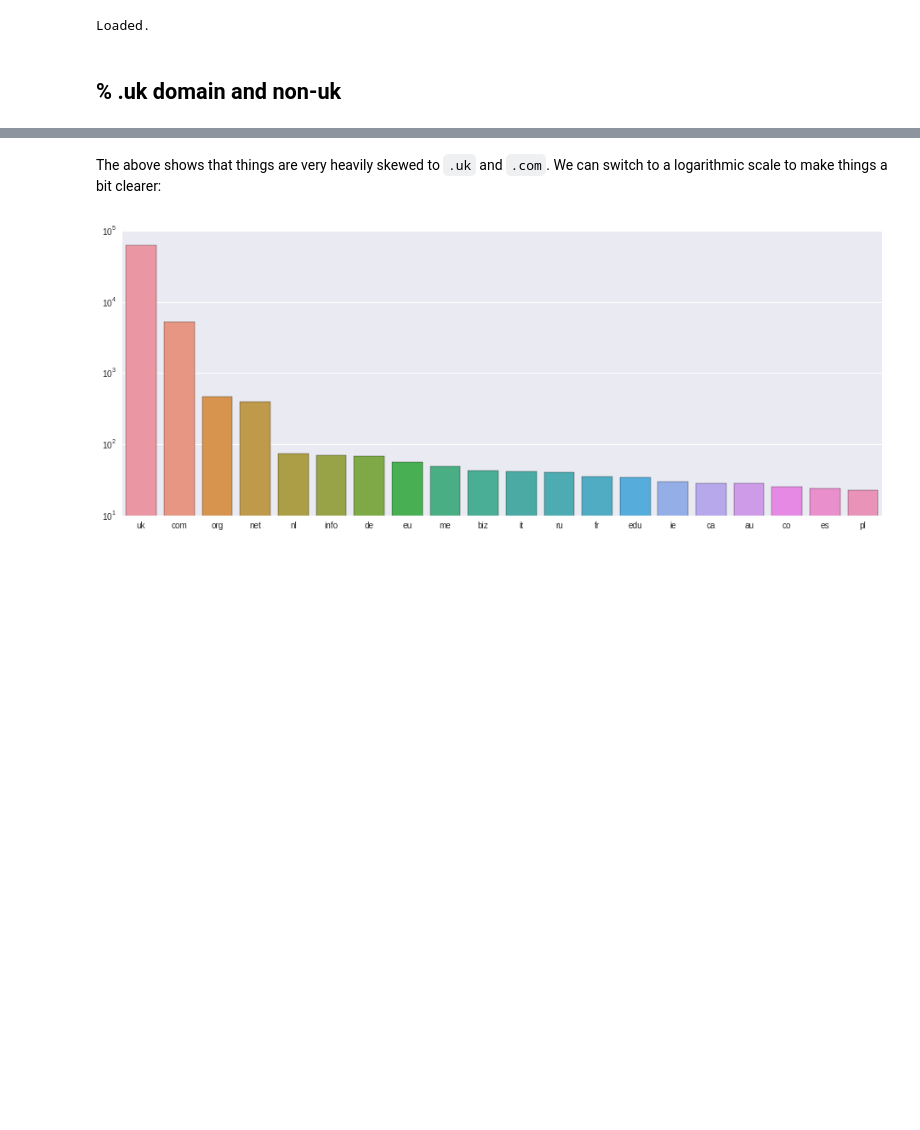
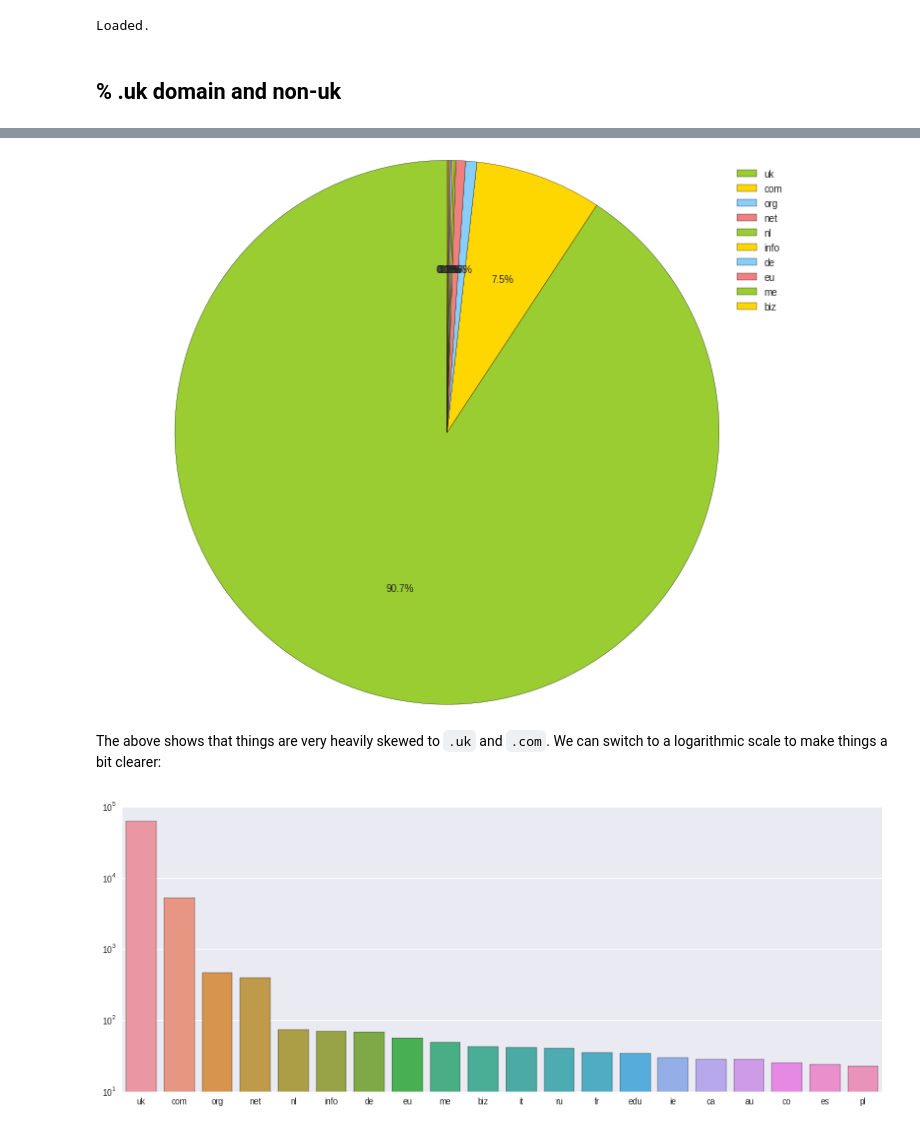
Before and after one commit to ukwa/crawl-analysis, a Jupyter notebook: domain-crawl/2014-domain-crawl-analysis.ipynb, the cells around one changed output, grey strips where cells are left out. Saved outputs shown, nothing was run; the diff lists cells and outputs as text; code cells hidden in the pictures; blank space fills up the shorter version.

```diff
--- a/domain-crawl/2014-domain-crawl-analysis.ipynb
+++ b/domain-crawl/2014-domain-crawl-analysis.ipynb
@@ -141,3 +141,15 @@ plt.show()
+# %%
+fig = plt.figure(figsize=(10,8))
+colors = ['yellowgreen', 'gold', 'lightskyblue', 'lightcoral']
+fewer_values = tlds_sorted.values()[0:tldc]
+fewer_keys = tlds_sorted.keys()[0:tldc]
+plt.pie(fewer_values, colors=colors, startangle=90, autopct='%1.1f%%')
+plt.legend(fewer_keys, loc="best")
+plt.axis('equal')
+plt.tight_layout()
+plt.show()
+# %% [output]
+[figure, added]
 # %% [markdown]
 The above shows that things are very heavily skewed to `.uk` and `.com`. We can switch to a logarithmic scale to make things a bit clearer:
 # %%
```
Also changed, not shown: parts of 1 cell of this notebook.
